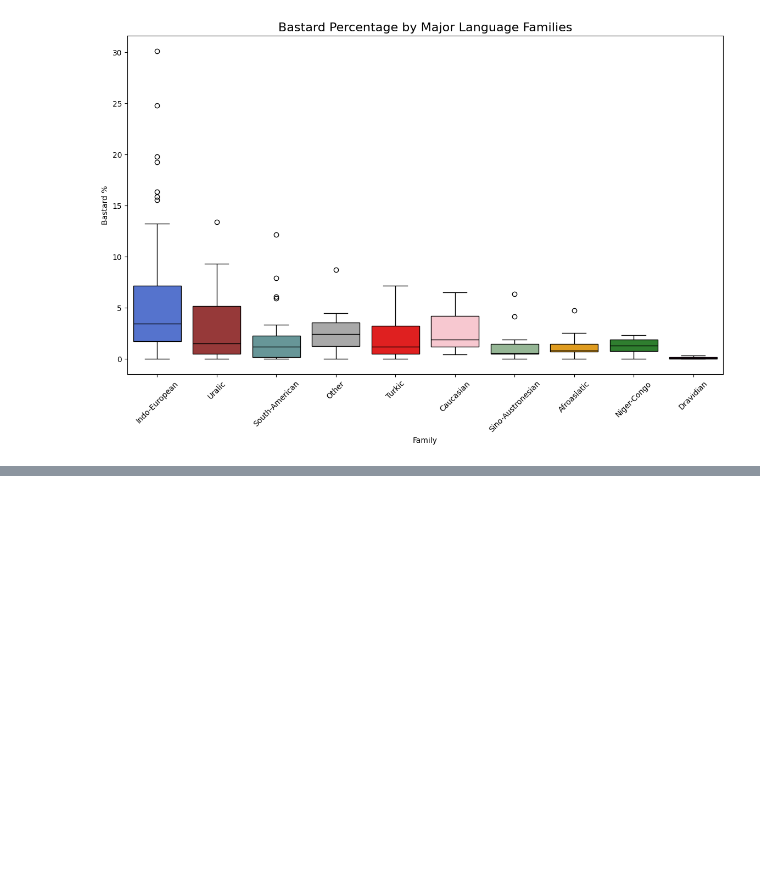
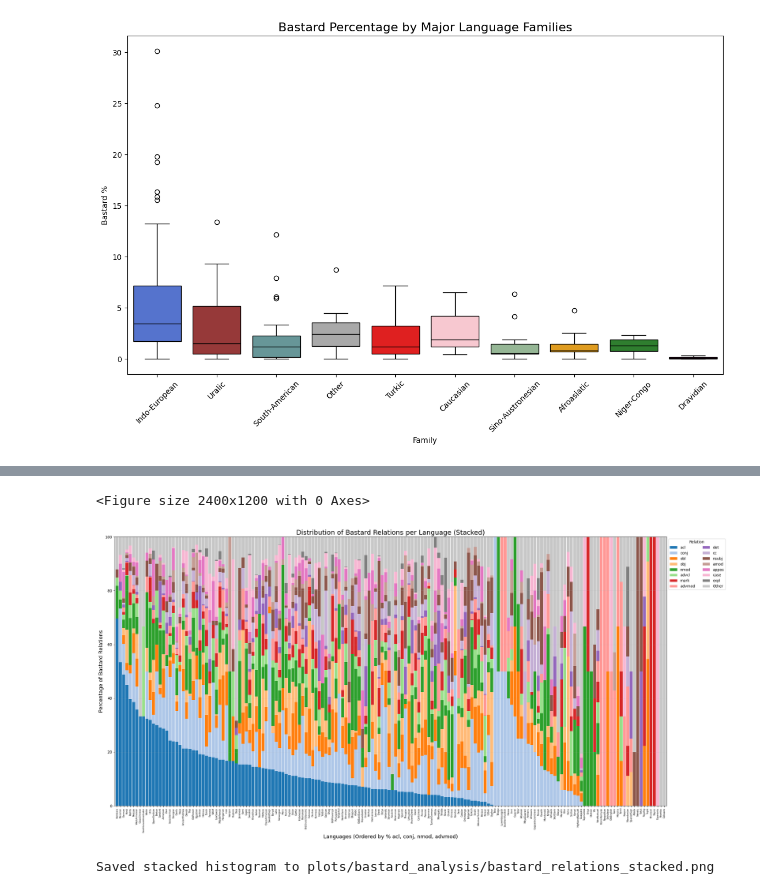
Before and after one commit to typometrics/dataanalysis, a Jupyter notebook: 05_comparative_visualization.ipynb, the cells around one changed output, grey strips where cells are left out. Drawn from its saved outputs; the diff is of its cells as text; code cells hidden in the pictures; blank space fills up the shorter version.

```diff
--- a/05_comparative_visualization.ipynb
+++ b/05_comparative_visualization.ipynb
@@ -569,0 +578,21 @@ Passing `palette` without assigning `hue` is deprecated and will be removed in v
+# %%
+
+    # 6. Additive Histogram of All Bastard Relations (Stacked)
+    if hasattr(plotting, 'plot_additive_bastard_histogram'):
+        relations_json = os.path.join(DATA_DIR, 'bastard_relations_per_lang.json')
+        if os.path.exists(relations_json):
+            plotting.plot_additive_bastard_histogram(
+                relations_json,
+                lang_names=langNames,
+                plots_dir=PLOTS_DIR,
+                title='Distribution of Bastard Relations per Language (Stacked)',
+                filename='bastard_relations_stacked.png'
+            )
+        else:
+            print(f'Warning: {relations_json} not found. Please run Notebook 02 to generate it.')
+    else:
+        print('Warning: plotting.plot_additive_bastard_histogram not found. Please reload plotting module.')
+# %% [output]
+<Figure size 2400x1200 with 0 Axes>
+[figure, added]
+Saved stacked histogram to plots/bastard_analysis/bastard_relations_stacked.png
```
Also changed, not shown: parts of 4 cells of this notebook, 7 other files.
